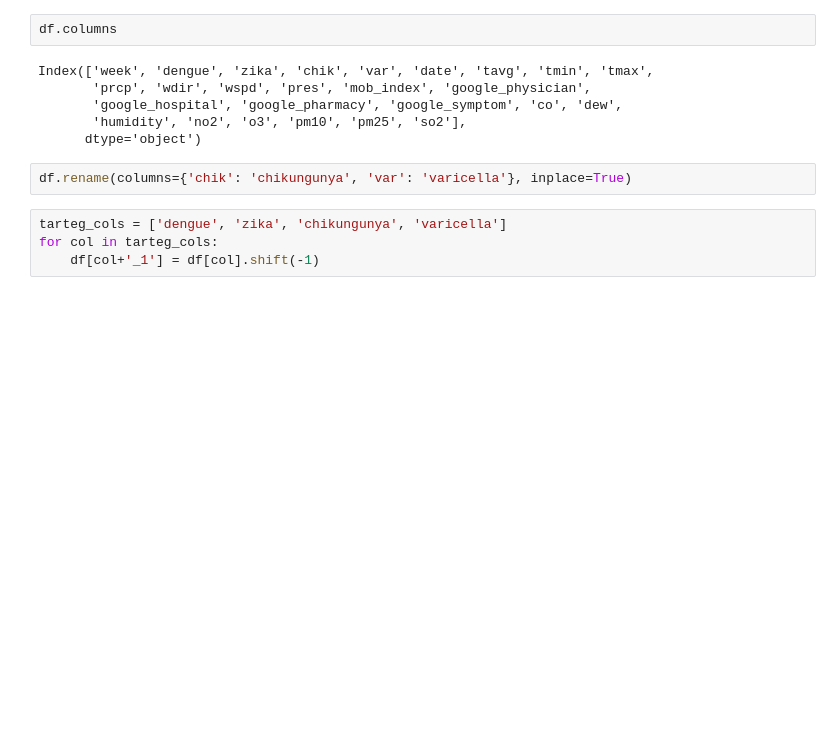
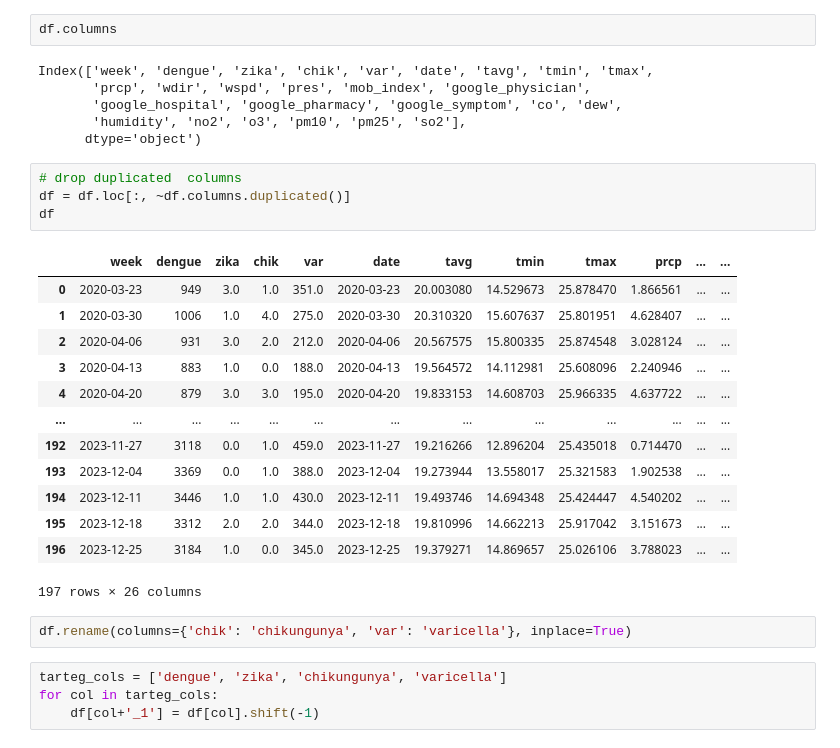
Before and after one commit to danielgvb/thesis, a Jupyter notebook: modelling/09.3_Multivariate_epidemics_clean.ipynb, the cells around one changed output. Saved outputs shown, nothing was run; the diff lists cells and outputs as text; blank space fills up the shorter version.

```diff
--- a/modelling/09.3_Multivariate_epidemics_clean.ipynb
+++ b/modelling/09.3_Multivariate_epidemics_clean.ipynb
@@ -57,6 +57,24 @@ Index(['week', 'dengue', 'zika', 'chik', 'var', 'date', 'tavg', 'tmin', 'tmax',
        'google_hospital', 'google_pharmacy', 'google_symptom', 'co', 'dew',
        'humidity', 'no2', 'o3', 'pm10', 'pm25', 'so2'],
       dtype='object')
+# %%
+# drop duplicated  columns
+df = df.loc[:, ~df.columns.duplicated()]
+df
+# %% [output]
+|  | week | dengue | zika | chik | var | date | tavg | tmin | tmax | prcp | ... | ... |
+| 0 | 2020-03-23 | 949 | 3.0 | 1.0 | 351.0 | 2020-03-23 | 20.003080 | 14.529673 | 25.878470 | 1.866561 | ... | ... |
+| 1 | 2020-03-30 | 1006 | 1.0 | 4.0 | 275.0 | 2020-03-30 | 20.310320 | 15.607637 | 25.801951 | 4.628407 | ... | ... |
+| 2 | 2020-04-06 | 931 | 3.0 | 2.0 | 212.0 | 2020-04-06 | 20.567575 | 15.800335 | 25.874548 | 3.028124 | ... | ... |
+| 3 | 2020-04-13 | 883 | 1.0 | 0.0 | 188.0 | 2020-04-13 | 19.564572 | 14.112981 | 25.608096 | 2.240946 | ... | ... |
+| 4 | 2020-04-20 | 879 | 3.0 | 3.0 | 195.0 | 2020-04-20 | 19.833153 | 14.608703 | 25.966335 | 4.637722 | ... | ... |
+| ... | ... | ... | ... | ... | ... | ... | ... | ... | ... | ... | ... | ... |
+| 192 | 2023-11-27 | 3118 | 0.0 | 1.0 | 459.0 | 2023-11-27 | 19.216266 | 12.896204 | 25.435018 | 0.714470 | ... | ... |
+| 193 | 2023-12-04 | 3369 | 0.0 | 1.0 | 388.0 | 2023-12-04 | 19.273944 | 13.558017 | 25.321583 | 1.902538 | ... | ... |
+| 194 | 2023-12-11 | 3446 | 1.0 | 1.0 | 430.0 | 2023-12-11 | 19.493746 | 14.694348 | 25.424447 | 4.540202 | ... | ... |
+| 195 | 2023-12-18 | 3312 | 2.0 | 2.0 | 344.0 | 2023-12-18 | 19.810996 | 14.662213 | 25.917042 | 3.151673 | ... | ... |
+| 196 | 2023-12-25 | 3184 | 1.0 | 0.0 | 345.0 | 2023-12-25 | 19.379271 | 14.869657 | 25.026106 | 3.788023 | ... | ... |
+197 rows × 26 columns
 # %%
 df.rename(columns={'chik': 'chikungunya', 'var': 'varicella'}, inplace=True)
 # %%
```
Also changed, not shown: parts of 25 cells of this notebook, 2 other files.
